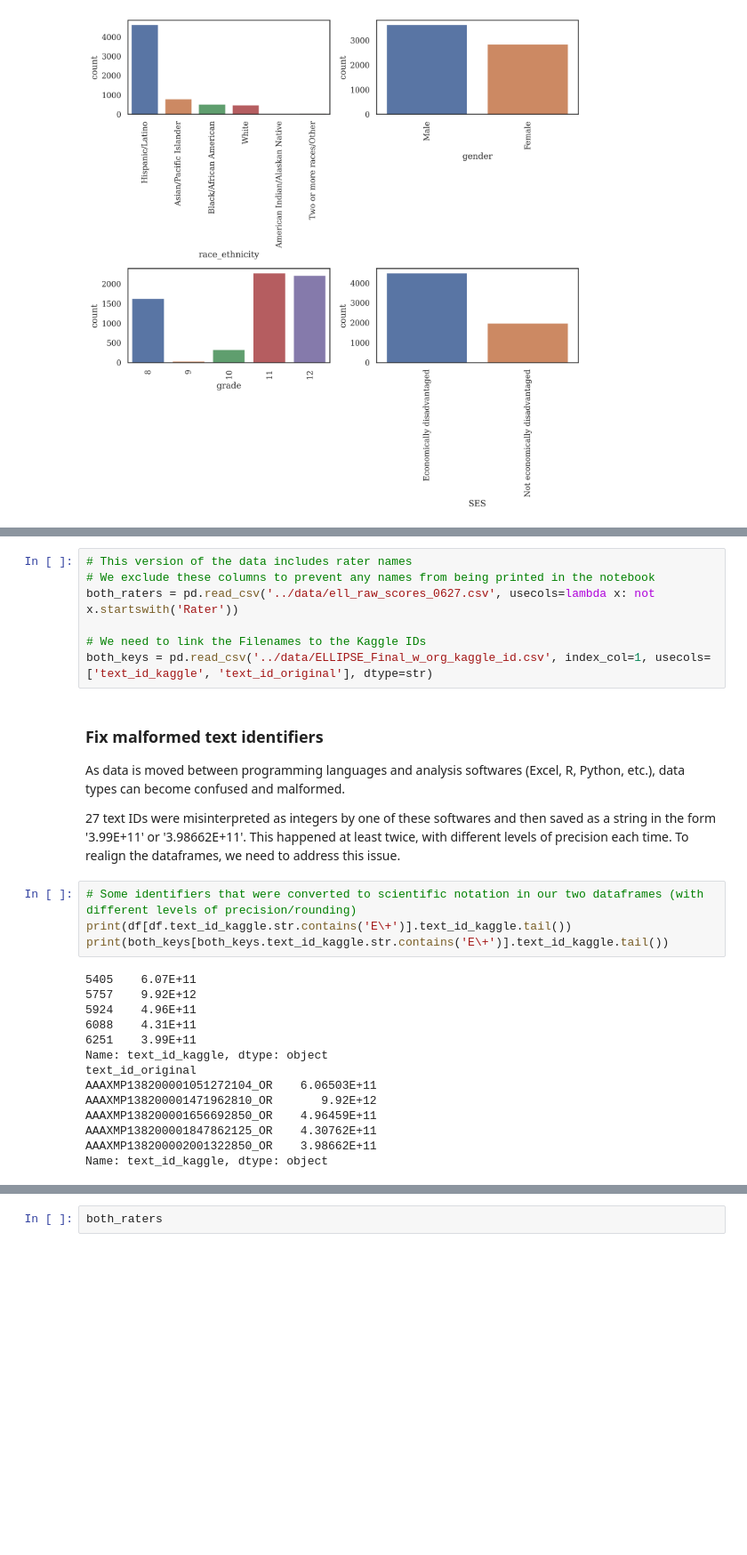
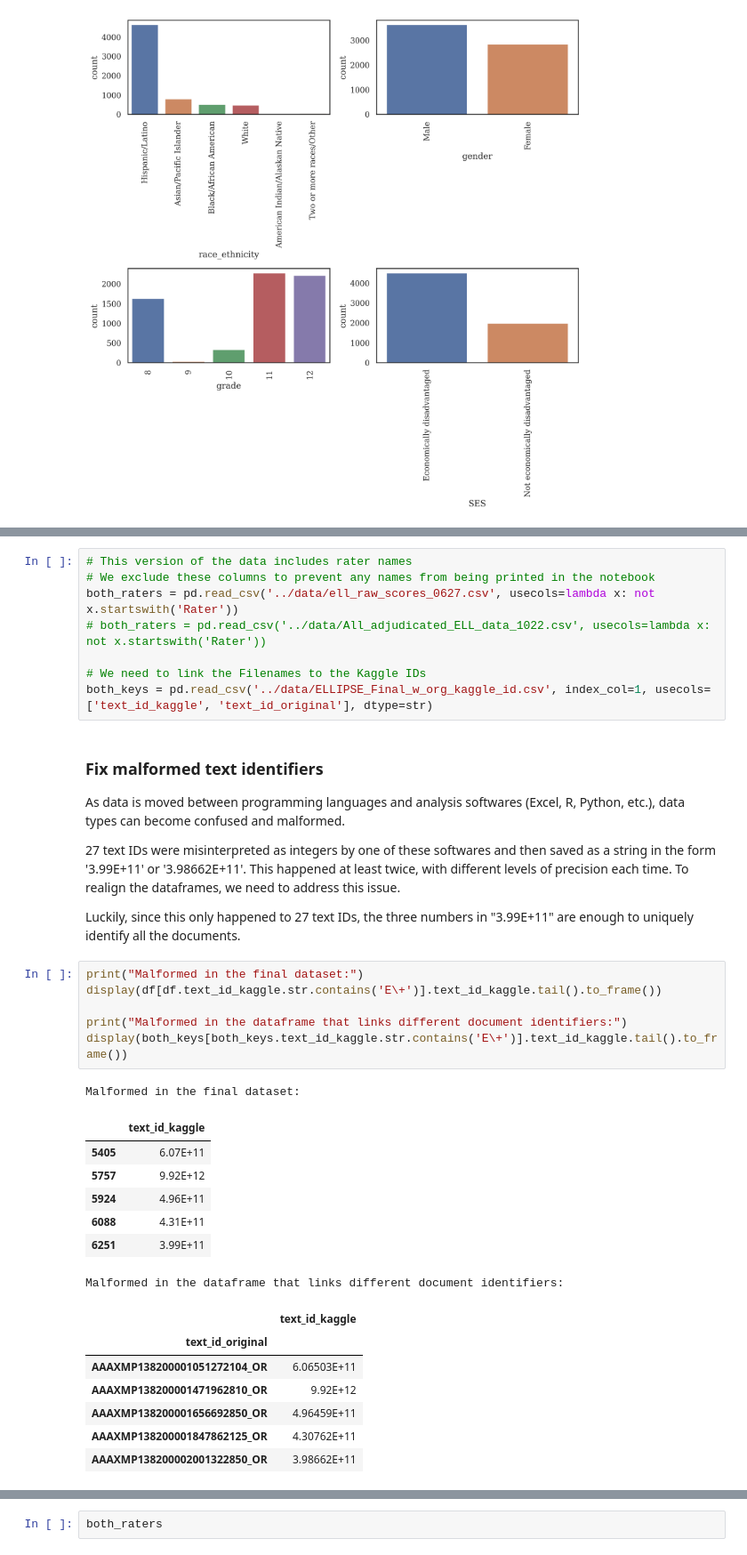
Before and after one commit to learlab/cfa-transformers, a Jupyter notebook: src/0-eda.ipynb, the cells around one changed output, grey strips where cells are left out. Shown at 89% size. Saved outputs shown, nothing was run; the diff lists cells and outputs as text; blank space fills up the shorter version.

```diff
--- a/src/0-eda.ipynb
+++ b/src/0-eda.ipynb
@@ -93,6 +117,7 @@ We need the scores from each reviewer (before adjudication) to calculate the int
 # This version of the data includes rater names
 # We exclude these columns to prevent any names from being printed in the notebook
 both_raters = pd.read_csv('../data/ell_raw_scores_0627.csv', usecols=lambda x: not x.startswith('Rater'))
+# both_raters = pd.read_csv('../data/All_adjudicated_ELL_data_1022.csv', usecols=lambda x: not x.startswith('Rater'))
 
 # We need to link the Filenames to the Kaggle IDs
 both_keys = pd.read_csv('../data/ELLIPSE_Final_w_org_kaggle_id.csv', index_col=1, usecols=['text_id_kaggle', 'text_id_original'], dtype=str)
@@ -101,21 +126,27 @@ both_keys = pd.read_csv('../data/ELLIPSE_Final_w_org_kaggle_id.csv', index_col=1
 As data is moved between programming languages and analysis softwares (Excel, R, Python, etc.), data types can become confused and malformed.
 
 27 text IDs were misinterpreted as integers by one of these softwares and then saved as a string in the form '3.99E+11' or '3.98662E+11'. This happened at least twice, with different levels of precision each time. To realign the dataframes, we need to address this issue.
+
+Luckily, since this only happened to 27 text IDs, the three numbers in "3.99E+11" are enough to uniquely identify all the documents.
 # %%
-# Some identifiers that were converted to scientific notation in our two dataframes (with different levels of precision/rounding)
-print(df[df.text_id_kaggle.str.contains('E\+')].text_id_kaggle.tail())
-print(both_keys[both_keys.text_id_kaggle.str.contains('E\+')].text_id_kaggle.tail())
+print("Malformed in the final dataset:")
+display(df[df.text_id_kaggle.str.contains('E\+')].text_id_kaggle.tail().to_frame())
+
+print("Malformed in the dataframe that links different document identifiers:")
+display(both_keys[both_keys.text_id_kaggle.str.contains('E\+')].text_id_kaggle.tail().to_frame())
 # %% [output]
-5405    6.07E+11
-5757    9.92E+12
-5924    4.96E+11
-6088    4.31E+11
-6251    3.99E+11
-Name: text_id_kaggle, dtype: object
-text_id_original
-AAAXMP138200001051272104_OR    6.06503E+11
-AAAXMP138200001471962810_OR       9.92E+12
-AAAXMP138200001656692850_OR    4.96459E+11
-AAAXMP138200001847862125_OR    4.30762E+11
-AAAXMP138200002001322850_OR    3.98662E+11
-Name: text_id_kaggle, dtype: object
+Malformed in the final dataset:
+|  | text_id_kaggle |
+| 5405 | 6.07E+11 |
+| 5757 | 9.92E+12 |
+| 5924 | 4.96E+11 |
+| 6088 | 4.31E+11 |
+| 6251 | 3.99E+11 |
+Malformed in the dataframe that links different document identifiers:
+|  | text_id_kaggle |
+| text_id_original |  |
+| AAAXMP138200001051272104_OR | 6.06503E+11 |
+| AAAXMP138200001471962810_OR | 9.92E+12 |
+| AAAXMP138200001656692850_OR | 4.96459E+11 |
+| AAAXMP138200001847862125_OR | 4.30762E+11 |
+| AAAXMP138200002001322850_OR | 3.98662E+11 |
```
Also changed, not shown: parts of 26 cells of this notebook, 5 other files.
